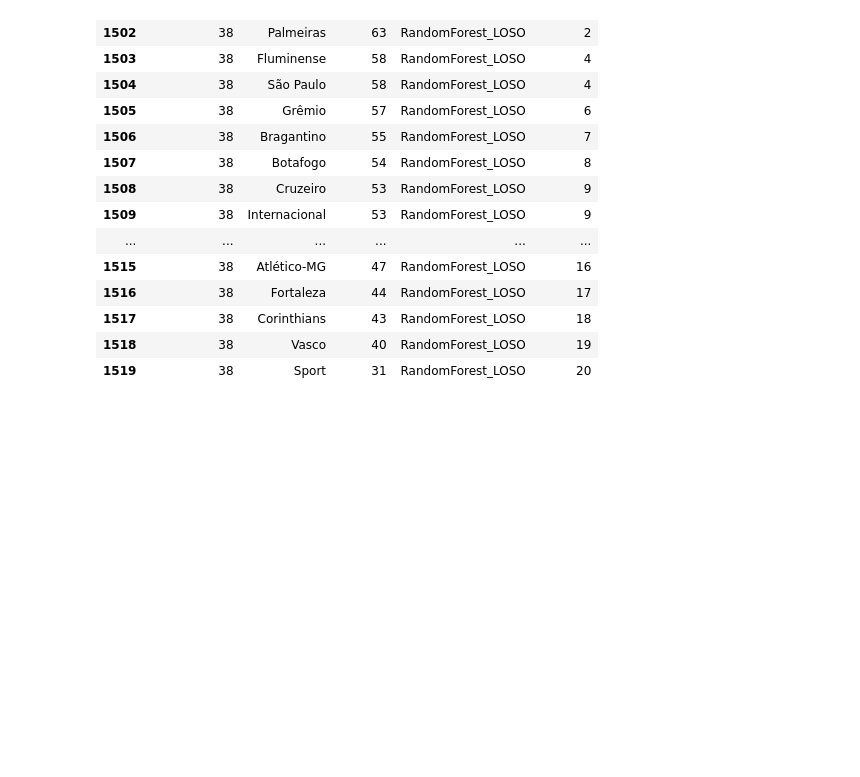
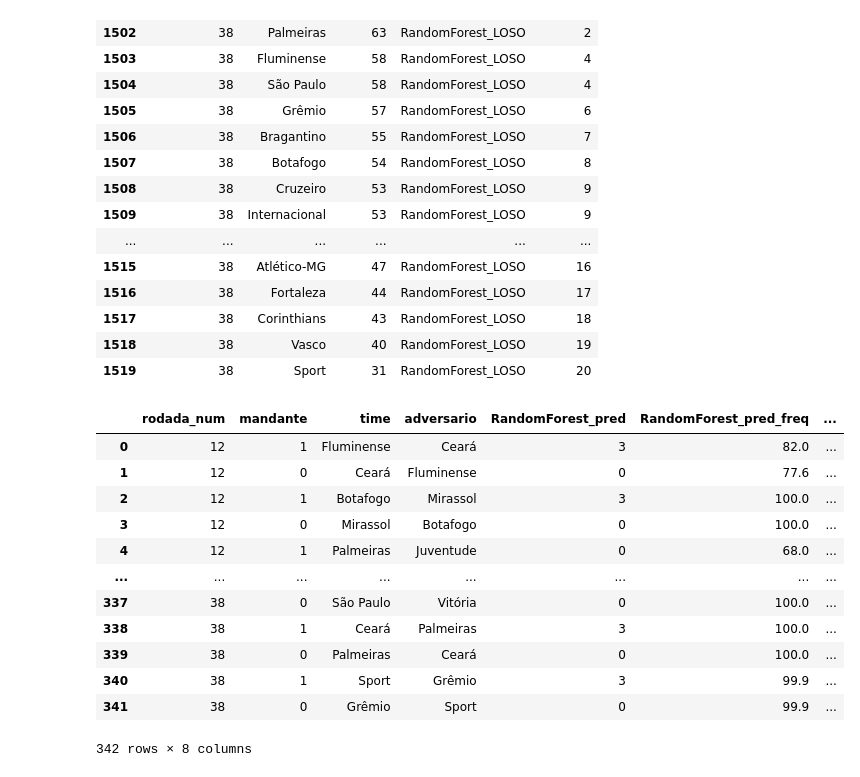
Before and after one commit to betoschneider/brasileirao, a Jupyter notebook: brasileirao-analise.ipynb, the cells around one changed output. Drawn from its saved outputs; the diff is of its cells as text; code cells hidden in the pictures; blank space fills up the shorter version.

```diff
--- a/brasileirao-analise.ipynb
+++ b/brasileirao-analise.ipynb
@@ -118,7 +118,7 @@ if "rodada" in partidas_df.columns:
     partidas_df["rodada_num"] = partidas_df["rodada"].apply(rodada_int).astype(int)
 # %%
 # add valor do time
-valor_time_df = pd.read_csv("valor-time-titular.csv")
+valor_time_df = pd.read_csv("app/valor-time-titular.csv")
 partidas_df['edicao.temporada'] = partidas_df['edicao.temporada'].astype('int64')
 # mandante
 partidas_df = partidas_df.merge(valor_time_df, left_on=['time_mandante.nome_popular', 'edicao.temporada'], right_on=['time', 'ano'], how='left')
@@ -132,7 +132,7 @@ partidas_df.rename(columns={'time.valor': 'time_visitante.valor'}, inplace=True)
 partidas_df["data_realizacao"] = pd.to_datetime(partidas_df["data_realizacao"], format="%d/%m/%Y")
 # %%
 # campeoanatos anteriores
-historico_df = pd.read_csv("br-historico-2022-2024.csv")
+historico_df = pd.read_csv("app/br-historico-2022-2024.csv")
 historico_df['data_realizacao'] = pd.to_datetime(historico_df['data_realizacao'], unit='D', origin='1899-12-30')
 # %%
 # add registros antigos
@@ -856,3 +856,22 @@ tabela_evolucao_df[(tabela_evolucao_df['rodada_num'] == 38) & (tabela_evolucao_d
 | 1517 | 38 | Corinthians | 43 | RandomForest_LOSO | 18 |
 | 1518 | 38 | Vasco | 40 | RandomForest_LOSO | 19 |
 | 1519 | 38 | Sport | 31 | RandomForest_LOSO | 20 |
+# %%
+modelos
+mccv_resumo_agendadas_df[['rodada_num', 'mandante', 'time', 'adversario', 'RandomForest_pred', 'RandomForest_pred_freq', 'LogisticRegression_pred', 'LogisticRegression_pred_freq']]
+
+# mccv_resumo_agendadas_df.columns
+# %% [output]
+|  | rodada_num | mandante | time | adversario | RandomForest_pred | RandomForest_pred_freq | ... |
+| 0 | 12 | 1 | Fluminense | Ceará | 3 | 82.0 | ... |
+| 1 | 12 | 0 | Ceará | Fluminense | 0 | 77.6 | ... |
+| 2 | 12 | 1 | Botafogo | Mirassol | 3 | 100.0 | ... |
+| 3 | 12 | 0 | Mirassol | Botafogo | 0 | 100.0 | ... |
+| 4 | 12 | 1 | Palmeiras | Juventude | 0 | 68.0 | ... |
+| ... | ... | ... | ... | ... | ... | ... | ... |
+| 337 | 38 | 0 | São Paulo | Vitória | 0 | 100.0 | ... |
+| 338 | 38 | 1 | Ceará | Palmeiras | 3 | 100.0 | ... |
+| 339 | 38 | 0 | Palmeiras | Ceará | 0 | 100.0 | ... |
+| 340 | 38 | 1 | Sport | Grêmio | 3 | 99.9 | ... |
+| 341 | 38 | 0 | Grêmio | Sport | 0 | 99.9 | ... |
+342 rows × 8 columns
```
Also changed, not shown: parts of 2 cells of this notebook, 3 other files.
